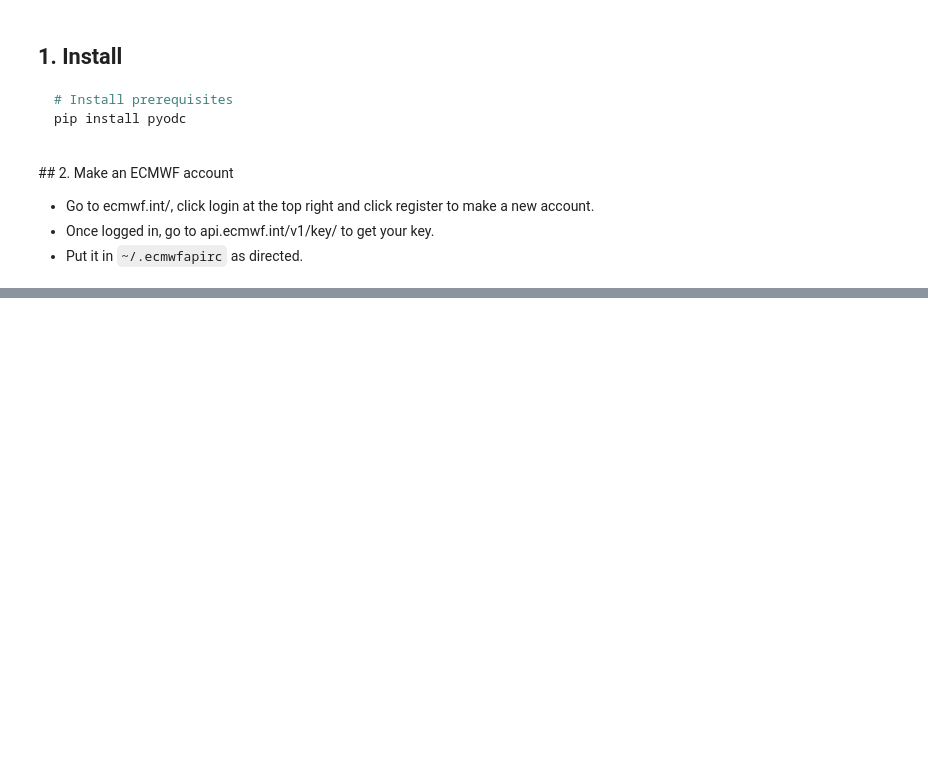
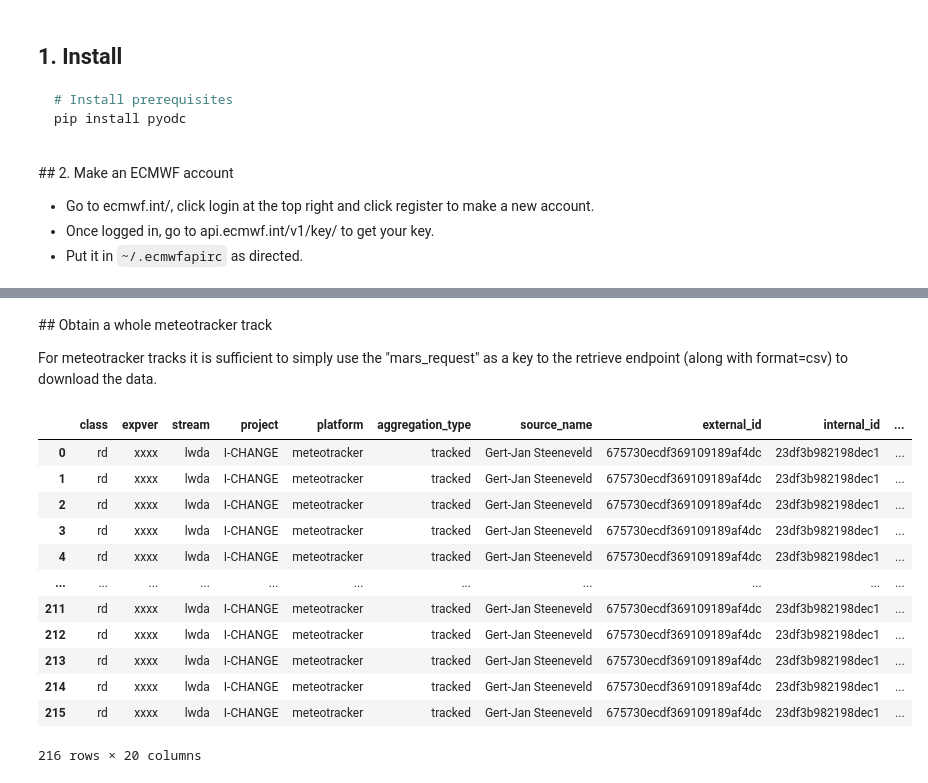
Before and after one commit to ecmwf/IonBeam, a Jupyter notebook: notebooks/iCHANGE/ICHANGE_IonBeam_Access_demo_document.ipynb, the cells around one changed output, grey strips where cells are left out. Drawn from its saved outputs; the diff is of its cells as text; code cells hidden in the pictures; blank space fills up the shorter version.

```diff
--- a/notebooks/iCHANGE/ICHANGE_IonBeam_Access_demo_document.ipynb
+++ b/notebooks/iCHANGE/ICHANGE_IonBeam_Access_demo_document.ipynb
@@ -45 +43,4 @@ url = "https://ionbeam-dev.ecmwf.int/api/v1/"
+# %%
+url = "http://ionbeam-ichange.ecmwf-ichange.f.ewcloud.host/api/v1/"
+url = "http://localhost:5002/api/v1/"
 # %%
@@ -185,0 +64,13 @@ time unique entries: [1800 1400 1500 1600 1200 1300]
+# %%
+from collections import defaultdict
+by_platform = defaultdict(list)
+for s in stations:
+    by_platform[s["platform"]].append(s)
+
+print("Most recently updated entry from each platform\n")
+for platform, platform_stations in by_platform.items():
+    print(platform)
+    print(json.dumps(
+        sorted(platform_stations, key = lambda s : datetime.fromisoformat(s["time_span"][1]) )[-1],
+        indent = 4,
+        ))
@@ -186 +95,32 @@ time unique entries: [1800 1400 1500 1600 1200 1300]
+# %% [markdown]
+## Obtain a whole meteotracker track
+
+For meteotracker tracks it is sufficient to simply use the "mars_request" as a key to the retrieve endpoint (along with format=csv) to download the data.
+# %%
+from io import BytesIO
+
+example_station = by_platform["meteotracker"][-1]
+
+args = {
+    "format" : "csv"
+}
+
+data = session.get(url + "retrieve", params = example_station["mars_request"] | args)
+
+df = pd.read_csv(BytesIO(data.content))
+df
+# %% [output]
+|  | class | expver | stream | project | platform | aggregation_type | source_name | external_id | internal_id | ... |
+| 0 | rd | xxxx | lwda | I-CHANGE | meteotracker | tracked | Gert-Jan Steeneveld | 675730ecdf369109189af4dc | 23df3b982198dec1 | ... |
+| 1 | rd | xxxx | lwda | I-CHANGE | meteotracker | tracked | Gert-Jan Steeneveld | 675730ecdf369109189af4dc | 23df3b982198dec1 | ... |
+| 2 | rd | xxxx | lwda | I-CHANGE | meteotracker | tracked | Gert-Jan Steeneveld | 675730ecdf369109189af4dc | 23df3b982198dec1 | ... |
+| 3 | rd | xxxx | lwda | I-CHANGE | meteotracker | tracked | Gert-Jan Steeneveld | 675730ecdf369109189af4dc | 23df3b982198dec1 | ... |
+| 4 | rd | xxxx | lwda | I-CHANGE | meteotracker | tracked | Gert-Jan Steeneveld | 675730ecdf369109189af4dc | 23df3b982198dec1 | ... |
+| ... | ... | ... | ... | ... | ... | ... | ... | ... | ... | ... |
+| 211 | rd | xxxx | lwda | I-CHANGE | meteotracker | tracked | Gert-Jan Steeneveld | 675730ecdf369109189af4dc | 23df3b982198dec1 | ... |
+| 212 | rd | xxxx | lwda | I-CHANGE | meteotracker | tracked | Gert-Jan Steeneveld | 675730ecdf369109189af4dc | 23df3b982198dec1 | ... |
+| 213 | rd | xxxx | lwda | I-CHANGE | meteotracker | tracked | Gert-Jan Steeneveld | 675730ecdf369109189af4dc | 23df3b982198dec1 | ... |
+| 214 | rd | xxxx | lwda | I-CHANGE | meteotracker | tracked | Gert-Jan Steeneveld | 675730ecdf369109189af4dc | 23df3b982198dec1 | ... |
+| 215 | rd | xxxx | lwda | I-CHANGE | meteotracker | tracked | Gert-Jan Steeneveld | 675730ecdf369109189af4dc | 23df3b982198dec1 | ... |
+216 rows × 20 columns
 # %%
```
Also changed, not shown: parts of 25 cells of this notebook, 34 other files.
